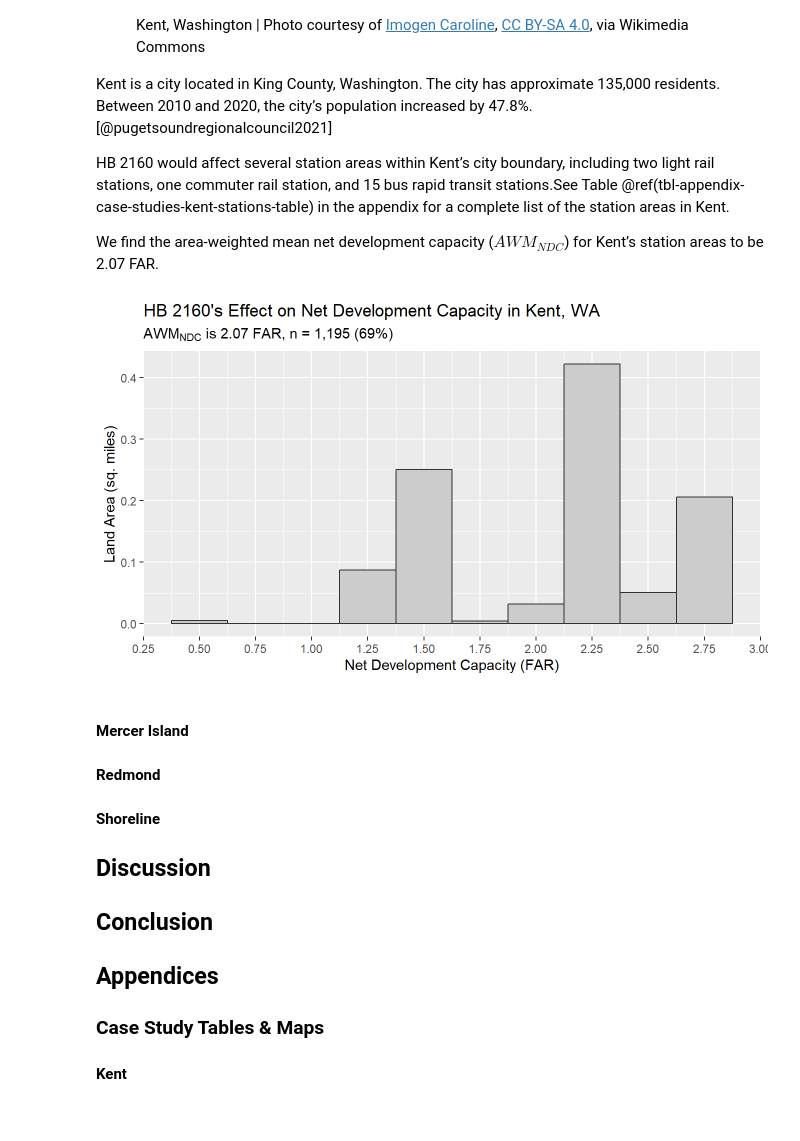
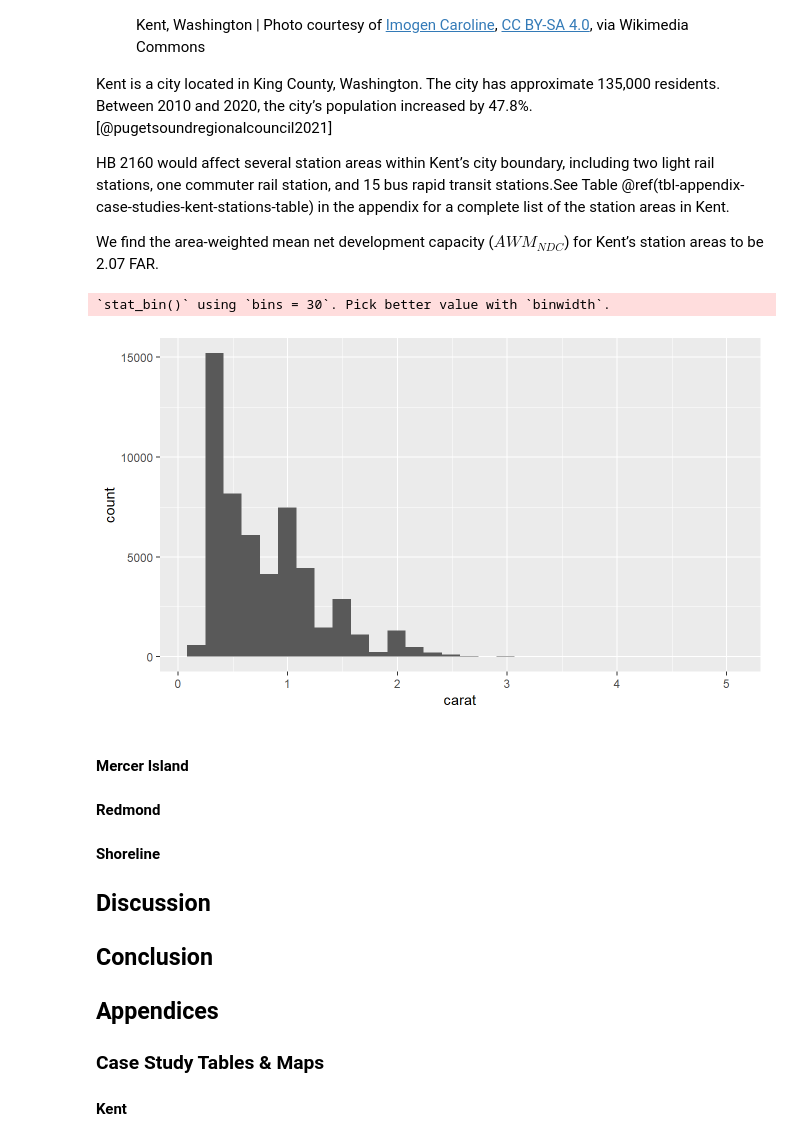
Before and after one commit to tiernanmartin/2024-transit-oriented-development-bill, a Jupyter notebook: index.embed.ipynb, the cells around one changed output. Drawn from its saved outputs; the diff is of its cells as text; code cells hidden in the pictures.

```diff
--- a/index.embed.ipynb
+++ b/index.embed.ipynb
@@ -547,22 +547,12 @@ Kent is a city located in King County, Washington. The city has approximate 135,
 HB 2160 would affect several station areas within Kent’s city boundary, including two light rail stations, one commuter rail station, and 15 bus rapid transit stations.See Table @ref(tbl-appendix-case-studies-kent-stations-table) in the appendix for a complete list of the station areas in Kent.
 
 We find the area-weighted mean net development capacity ($AWM_{NDC}$) for Kent’s station areas to be 2.07 FAR.
-# %%
-kent_hist_subtitle <- TeX("$AWM_{NDC}$ is 2.07 FAR, n = 1,195 (69%)")
-
-p_affected_kent |>
-ggplot() +
-  aes(x = net_dev_capacity,
-      weight = parcel_area_mi2) +
-  geom_histogram(binwidth = 0.25, color = "grey20", fill= "grey80") +
-  scale_y_continuous(labels = scales::label_comma()) +
-  scale_x_continuous( breaks = seq(0, p_addtl_max, by = 0.25)) +
-  labs(title = "HB 2160's Effect on Net Development Capacity in Kent, WA",
-       subtitle = kent_hist_subtitle,
-       y = "Land Area (sq. miles)",
-       x = "Net Development Capacity (FAR)")
-# %% [output]
-[figure, removed]
+# %%
+ggplot(diamonds, aes(carat)) +
+  geom_histogram()
+# %% [output]
+`stat_bin()` using `bins = 30`. Pick better value with `binwidth`.
+[figure, added]
 # %%
 map_kent <- mapview(kent,
         col.regions = "grey",
```
Also changed, not shown: 5 other files.
